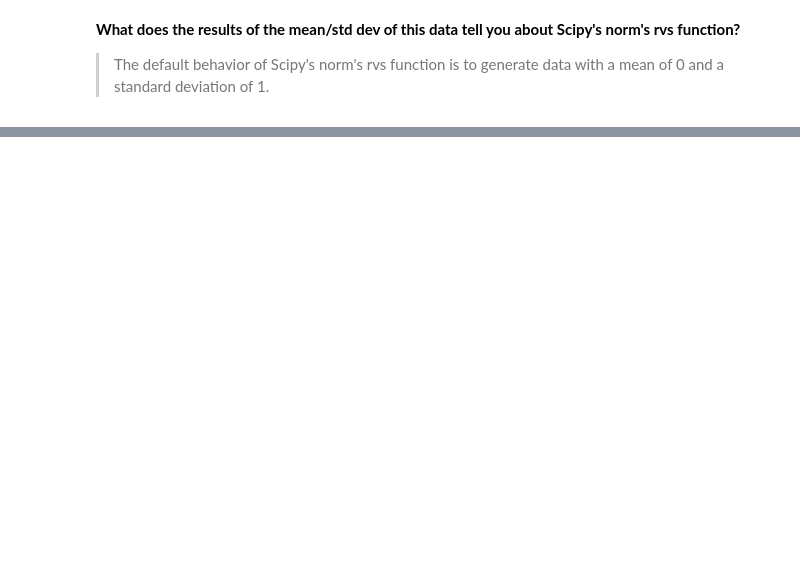
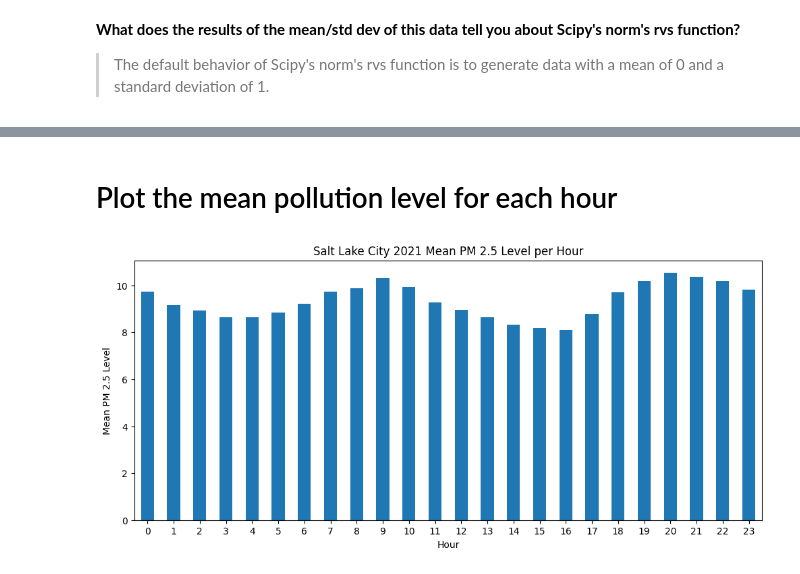
Before and after one commit to YuanRuQian/cs6017-labs, a Jupyter notebook: HW1/HW1.ipynb, the cells around one changed output, grey strips where cells are left out. Drawn from its saved outputs; the diff is of its cells as text; code cells hidden in the pictures; blank space fills up the shorter version.

```diff
--- a/HW1/HW1.ipynb
+++ b/HW1/HW1.ipynb
@@ -177,0 +234,17 @@ plot_histogram(norm_data_array_10000, num_bins=40)
+# %% [markdown]
+# Plot the mean pollution level for each hour
+# %%
+hourly_mean = df.groupby(df.index.hour)['HW-MC'].mean()
+
+plt.figure(figsize=(12, 5))
+hourly_mean.plot(kind='bar')
+plt.xlabel('Hour')
+plt.ylabel('Mean PM 2.5 Level')
+plt.title('Salt Lake City 2021 Mean PM 2.5 Level per Hour')
+
+# Rotate x-axis labels
+plt.xticks(rotation=0)
+
+plt.show()
+# %% [output]
+[figure, added]
```
Also changed, not shown: parts of 23 cells of this notebook.
